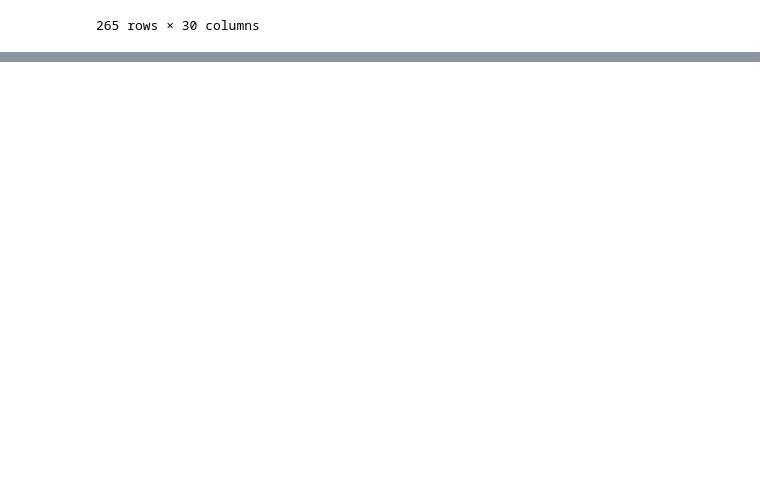
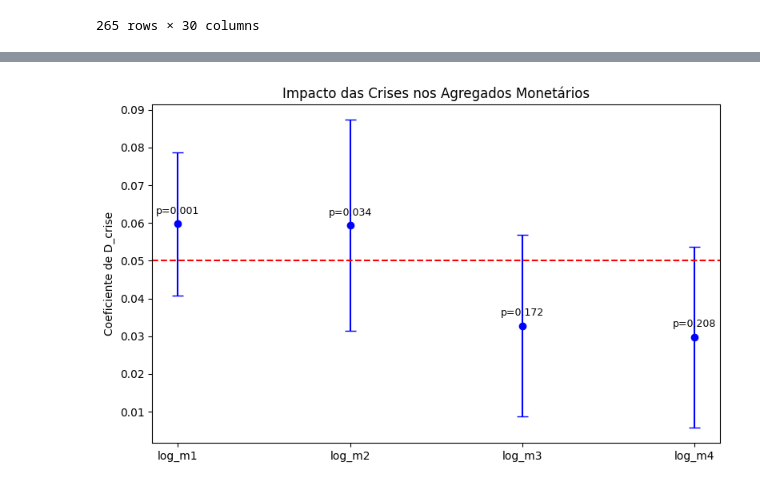
Before and after one commit to iagonmic/brazilian-monetary-aggregates-analysis, a Jupyter notebook: analysis.ipynb, the cells around one changed output, grey strips where cells are left out. Drawn from its saved outputs; the diff is of its cells as text; code cells hidden in the pictures; blank space fills up the shorter version.

```diff
--- a/analysis.ipynb
+++ b/analysis.ipynb
@@ -710,0 +865,30 @@ AttributeError: 'OLSResults' object has no attribute 'fit'
+# %%
+import pandas as pd
+import matplotlib.pyplot as plt
+
+# Resultados OLS
+resultados = pd.DataFrame({
+    "Agregado": ["log_m1", "log_m2", "log_m3", "log_m4"],
+    "Coef_D_crise": [0.0598, 0.0594, 0.0328, 0.0298],
+    "StdErr": [0.019, 0.028, 0.024, 0.024],
+    "p_value": [0.001, 0.034, 0.172, 0.208]
+})
+
+# Criar gráfico de pontos com barras de erro
+plt.figure(figsize=(8,5))
+plt.errorbar(resultados["Agregado"], resultados["Coef_D_crise"],
+             yerr=resultados["StdErr"], fmt='o', capsize=5, color='blue')
+
+# Adicionar p-values como texto acima dos pontos
+for i, row in resultados.iterrows():
+    plt.text(row["Agregado"], row["Coef_D_crise"] + 0.002, f'p={row["p_value"]:.3f}',
+             ha='center', va='bottom', fontsize=9)
+
+plt.axhline(0.05, color='red', linestyle='--')
+plt.ylabel("Coeficiente de D_crise")
+plt.title("Impacto das Crises nos Agregados Monetários")
+plt.tight_layout()
+plt.savefig("d_crise_grafico.png", dpi=300)
+plt.show()
+# %% [output]
+[figure, added]
```
Also changed, not shown: parts of 14 cells of this notebook, 4 other files.
